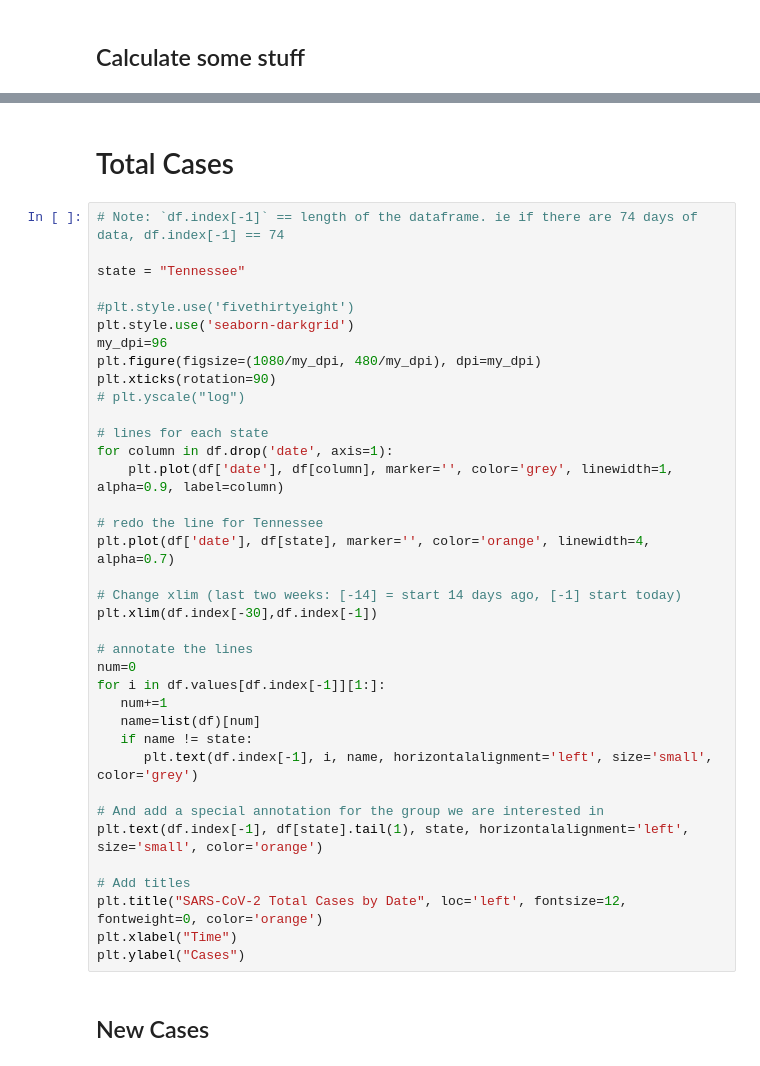
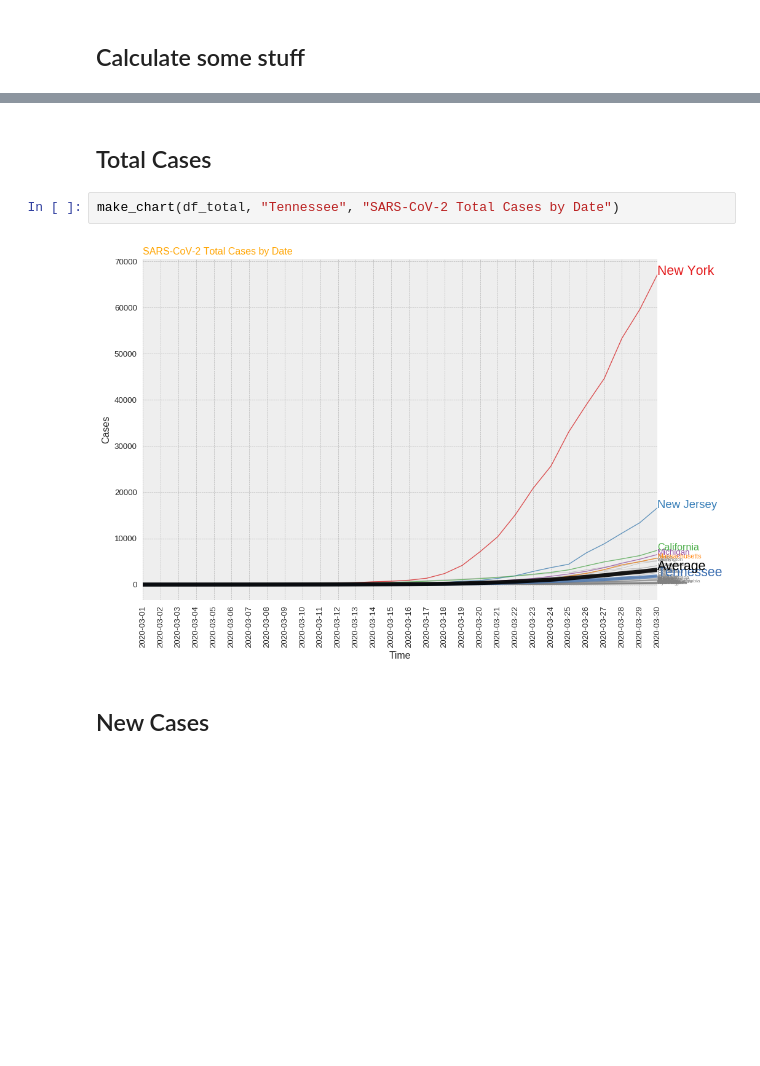
Before and after one commit to pconwell/covid-chart, a Jupyter notebook: covid.ipynb, the cells around one changed output, grey strips where cells are left out. Drawn from its saved outputs; the diff is of its cells as text; blank space fills up the shorter version.

Commit message:
updated chart colors

```diff
--- a/covid.ipynb
+++ b/covid.ipynb
@@ -29,41 +147,8 @@ df_delta = df_delta[ ['date'] + [ col for col in df_delta.columns if col != 'dat
 # %% [markdown]
-# Total Cases
+## Total Cases
-# %%
-# Note: `df.index[-1]` == length of the dataframe. ie if there are 74 days of data, df.index[-1] == 74
-
-state = "Tennessee"
-
-#plt.style.use('fivethirtyeight')
-plt.style.use('seaborn-darkgrid')
-my_dpi=96
-plt.figure(figsize=(1080/my_dpi, 480/my_dpi), dpi=my_dpi)
-plt.xticks(rotation=90)
-# plt.yscale("log")
-
-# lines for each state
-for column in df.drop('date', axis=1):
-    plt.plot(df['date'], df[column], marker='', color='grey', linewidth=1, alpha=0.9, label=column)
-
-# redo the line for Tennessee
-plt.plot(df['date'], df[state], marker='', color='orange', linewidth=4, alpha=0.7)
-
-# Change xlim (last two weeks: [-14] = start 14 days ago, [-1] start today)
-plt.xlim(df.index[-30],df.index[-1])
-
-# annotate the lines
-num=0
-for i in df.values[df.index[-1]][1:]:
-   num+=1
-   name=list(df)[num]
-   if name != state:
-      plt.text(df.index[-1], i, name, horizontalalignment='left', size='small', color='grey')
-
-# And add a special annotation for the group we are interested in
-plt.text(df.index[-1], df[state].tail(1), state, horizontalalignment='left', size='small', color='orange')
-
-# Add titles
-plt.title("SARS-CoV-2 Total Cases by Date", loc='left', fontsize=12, fontweight=0, color='orange')
-plt.xlabel("Time")
-plt.ylabel("Cases")
+# %%
+make_chart(df_total, "Tennessee", "SARS-CoV-2 Total Cases by Date")
+# %% [output]
+[figure, added]
 # %% [markdown]
 ## New Cases
```
Also changed, not shown: parts of 16 cells of this notebook, 2 other files.
